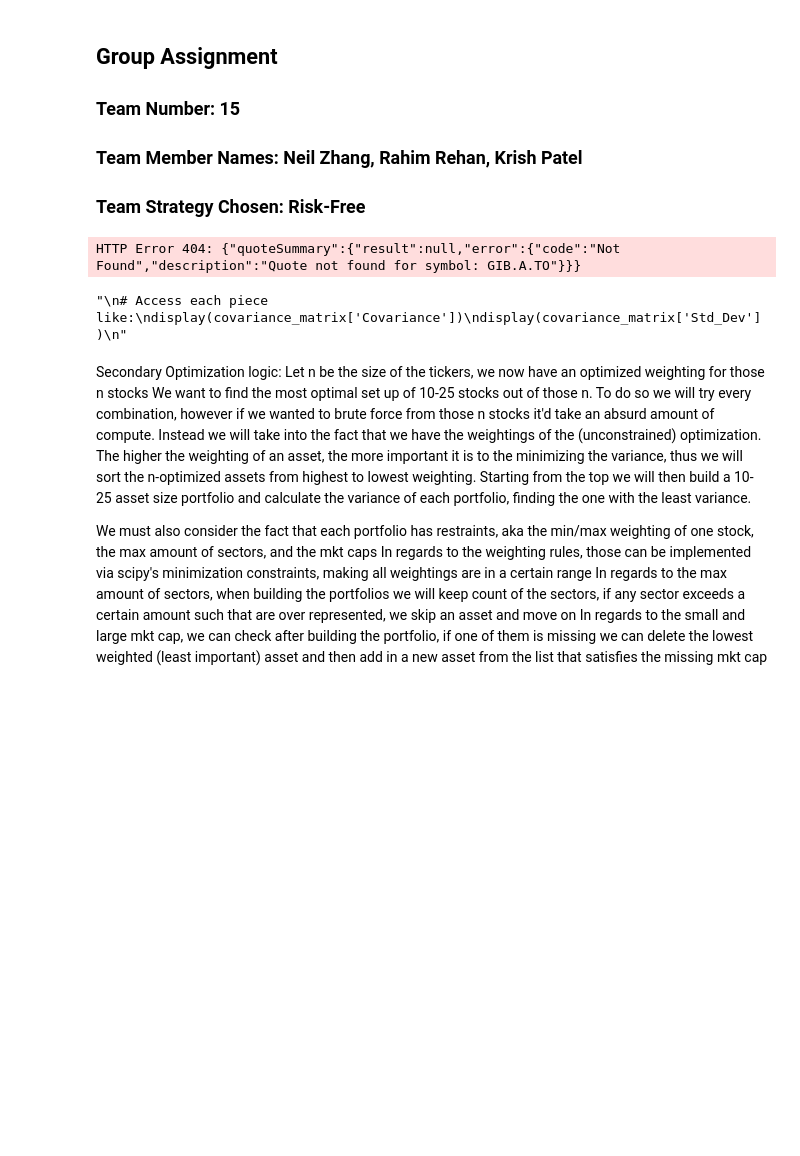
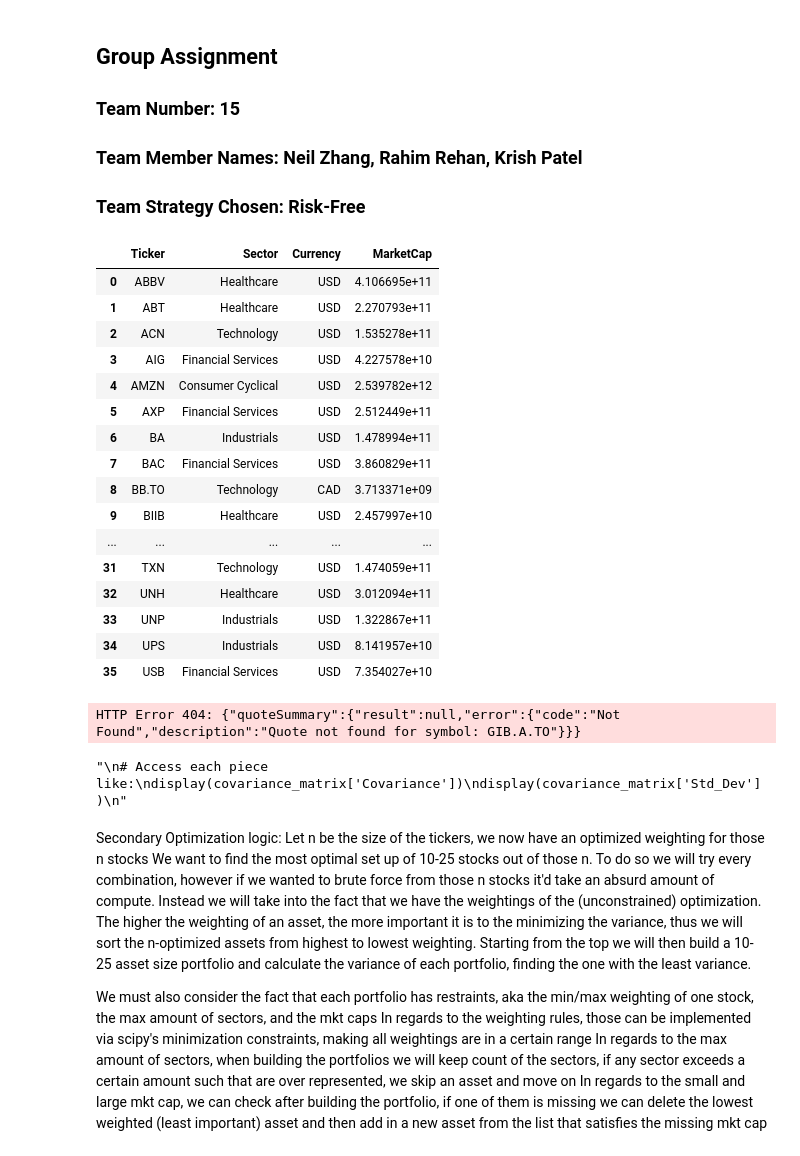
Before and after one commit to neilhaoyuan/risk-constrained-portfolio-optimizer, a Jupyter notebook: Team_15_Assignment.ipynb, the cells around one changed output. Saved outputs shown, nothing was run; the diff lists cells and outputs as text; code cells hidden in the pictures; blank space fills up the shorter version.

```diff
--- a/Team_15_Assignment.ipynb
+++ b/Team_15_Assignment.ipynb
@@ -20,7 +20,6 @@ from scipy.optimize import minimize
 ### Team Member Names: Neil Zhang, Rahim Rehan, Krish Patel
 ### Team Strategy Chosen: Risk-Free
 # %%
-# Rahim Code
 # CHANGE COMMMENTS BACK TO ORINGINAL
 
 START_DATE = "2024-10-01" #used for volume calcs
@@ -57,10 +56,10 @@ def format_tickers(csv_file_path, ticker_column_name="Ticker"):
 
     # Filtering through what meets requirments
     # this will store all rows for all valid tickers
-    valid_tickers  = []   # first column
-    valid_sectors  = []   # second column
-    valid_currency = []   # third column
-    valid_marketcap = []  # fourth column
+    valid_tickers   = []   # first column
+    valid_sectors   = []   # second column
+    valid_currency  = []   # third column
+    valid_marketcap = []   # fourth column
 
     # Processing each ticker one by one
     for ticker_symbol in ticker_list:
@@ -71,23 +70,48 @@ def format_tickers(csv_file_path, ticker_column_name="Ticker"):
 
         #Getting basic info for each stock(exchange and industry)
         ticker_info = yf_ticker_object.info
+        fast_info   = yf_ticker_object.fast_info
 
         # grab sector info for the summary output
         sector_name = None
         if "sector" in ticker_info:
             sector_name = ticker_info["sector"]
 
-        # grab currency info for the summary output
+        # grab currency info for the summary output (USE info, NOT fast_info)
         currency_name = None
         if "currency" in ticker_info:
             currency_name = ticker_info["currency"]
+        elif "financialCurrency" in ticker_info:
+            currency_name = ticker_info["financialCurrency"]
 
         # keep only Canadian and US based tickers
-        if currency_name not in ("CAD", "USD"):
+        if (currency_name != "CAD") and (currency_name != "USD"):
             is_valid_ticker = False
 
+        # get market cap, prefer fast_info; compute manually if needed
         market_cap = None
-        if "marketCap" in ticker_info:
+
+        # 1) direct from fast_info (this property is usually safe)
+        if hasattr(fast_info, "market_cap"):
+            mc_value = fast_info.market_cap
+            if mc_value is not None:
+                market_cap = mc_value
+
+        # 2) compute manually if not there: last price * shares outstanding
+        if market_cap is None:
+            last_price = None
+            if "regularMarketPrice" in ticker_info:
+                last_price = ticker_info["regularMarketPrice"]
+
+            shares_outstanding = None
+            if "sharesOutstanding" in ticker_info:
+                shares_outstanding = ticker_info["sharesOutstanding"]
+
+            if (last_price is not None) and (shares_outstanding is not None):
+                market_cap = last_price * shares_outstanding
+
+        # 3) final fallback: old .info marketCap if still missing
+        if (market_cap is None) and ("marketCap" in ticker_info):
             market_cap = ticker_info["marketCap"]
 
         # Downloading daily price + volume history
@@ -136,35 +160,57 @@ def format_tickers(csv_file_path, ticker_column_name="Ticker"):
 
             # if everything is dropped, ticker is no longer valid
             if len(price_history) == 0:
                 is_valid_ticker = False
 
         # Filter by average daily volume >= 5000
         if is_valid_ticker:
             average_daily_volume = price_history["Volume"].mean()
             if average_daily_volume < 5000:
                 is_valid_ticker = False
 
         # If ticker passes all filters, add to final DataFrame
         if is_valid_ticker:
             valid_tickers.append(ticker_symbol)
             valid_sectors.append(sector_name)
             valid_currency.append(currency_name)
             valid_marketcap.append(market_cap)
 
-
     # Making everything clean and well sorted to output as return result
     if len(valid_tickers) > 0:
         all_tickers_data = pd.DataFrame({
             "Ticker":     valid_tickers,
             "Sector":     valid_sectors,
             "Currency":   valid_currency,
             "MarketCap":  valid_marketcap
         })
         all_tickers_data = all_tickers_data.reset_index(drop=True)
     else:
-        all_tickers_data = pd.DataFrame(columns=["Ticker", "Sector", "Currency"])
+        all_tickers_data = pd.DataFrame(
+            columns=["Ticker", "Sector", "Currency", "MarketCap"]
+        )
 
     return all_tickers_data
+
+df = format_tickers("Tickers_Example (2).csv")
+df
+# %% [output]
+|  | Ticker | Sector | Currency | MarketCap |
+| 0 | ABBV | Healthcare | USD | 4.106695e+11 |
+| 1 | ABT | Healthcare | USD | 2.270793e+11 |
+| 2 | ACN | Technology | USD | 1.535278e+11 |
+| 3 | AIG | Financial Services | USD | 4.227578e+10 |
+| 4 | AMZN | Consumer Cyclical | USD | 2.539782e+12 |
+| 5 | AXP | Financial Services | USD | 2.512449e+11 |
+| 6 | BA | Industrials | USD | 1.478994e+11 |
+| 7 | BAC | Financial Services | USD | 3.860829e+11 |
+| 8 | BB.TO | Technology | CAD | 3.713371e+09 |
+| 9 | BIIB | Healthcare | USD | 2.457997e+10 |
+| ... | ... | ... | ... | ... |
+| 31 | TXN | Technology | USD | 1.474059e+11 |
+| 32 | UNH | Healthcare | USD | 3.012094e+11 |
+| 33 | UNP | Industrials | USD | 1.322867e+11 |
+| 34 | UPS | Industrials | USD | 8.141957e+10 |
+| 35 | USB | Financial Services | USD | 7.354027e+10 |
 # %%
 # Krish, Info Extraction
 
```
